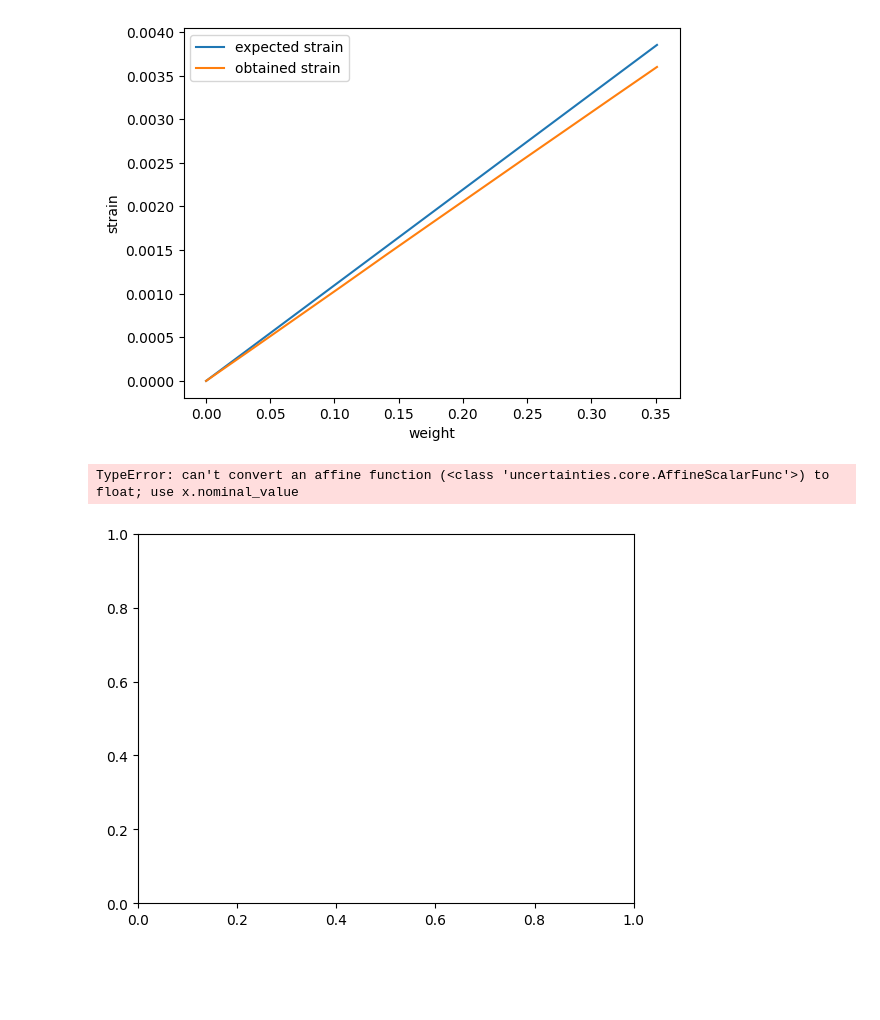
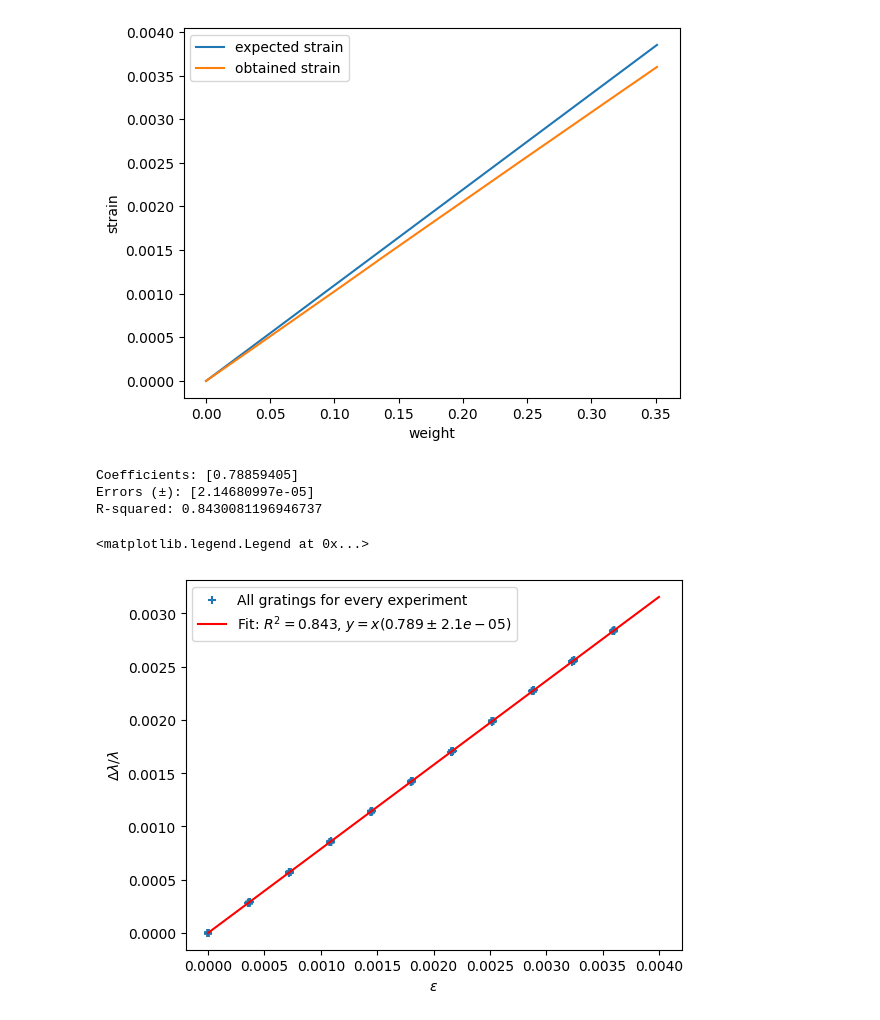
Before and after one commit to BasVDriel/bragg_gratings, a Jupyter notebook: analysis.ipynb, the cells around one changed output. Cells and saved outputs as stored; diff of their text form; code cells hidden in the pictures; blank space fills up the shorter version.

Commit message:
strain fit done

```diff
--- a/analysis.ipynb
+++ b/analysis.ipynb
@@ -106,6 +108,9 @@ def force(strain, young, area):
 
 def composit_strain(force, area_core, area_fiber, E_core, E_fiber):
     return force/(E_core*area_core+E_fiber*area_fiber)
+
+def fit_func(x, a):
+    return a*x
 # %%
 # small test with only the first experiments and the first FBG sensor
 meas1 = complete_data[0, :, 0]
@@ -154,22 +159,59 @@ plt.show()
  0.0034673409932749954+/-5.182743949979098e-05
  0.0038521866619584317+/-5.757970874003004e-05]
 [figure]
-# %%
-# wavelenght against lambda
-
-meas = complete_data[0, :, 0]
-lamb_r = meas[0]
-lamb_b = meas
-rel_wl = (lamb_b-lamb_r)/lamb_r
-calcl_strain = strain(lamb_b, lamb_r, n, p_e)*-1
-
-# fetch nominal value and std
-nom_calc_strain = unumpy.nominal_values(calcl_strain)
-nom_calc_wl = unumpy.nominal_values(rel_wl)
-error_calc_wl = unumpy.std_devs(rel_wl)
-
-plt.figure()
-plt.scatter(nom_calc_strain, rel_wl)
-# %% [output]
-TypeError: can't convert an affine function (<class 'uncertainties.core.AffineScalarFunc'>) to float; use x.nominal_value
-[figure, removed]
+# %%
+# Format data
+# wavelenght against lambda
+meas = complete_data[:, :, :]
+wl_series = []
+strain_series = []
+n_exp = 5
+n_meas = 11
+n_peaks = 8
+
+for exp in range(n_exp):
+    for peak in range(n_peaks):
+        series = meas[exp, :, peak]
+        lamb_r = series[0]
+        lamb_b = series[:]
+        rel_wl = (lamb_b-lamb_r)/lamb_r
+        calc_strain = strain(lamb_b, lamb_r, n, p_e)*-1
+        wl_series.append(rel_wl)
+        strain_series.append(calc_strain)
+
+wl_series = np.array(wl_series).flatten()
+strain_series = np.array(strain_series).flatten()
+nom_wl_series = unumpy.nominal_values(wl_series)
+nom_strain_series = unumpy.nominal_values(strain_series)
+
+# make linear fit
+coef, cov = curve_fit(fit_func, nom_strain_series, nom_wl_series)  # Extract covariance matrix
+print("Coefficients:", coef)
+
+# Calculate the standard deviation (square root of diagonal of covariance matrix) for the error
+errors = np.sqrt(np.diag(cov))
+print("Errors (±):", errors)
+
+# Generate line for plotting
+line_x = np.linspace(0, 0.004, 2)
+line_y = fit_func(line_x, coef)
+
+# Calculate R-squared
+r_squared = r2_score(nom_strain_series, fit_func(nom_strain_series, coef))
+print("R-squared:", r_squared)
+
+
+plt.figure()
+plt.scatter(nom_strain_series, nom_wl_series, marker='+', label="All gratings for every experiment")
+plt.xlabel("$\epsilon$")
+plt.ylabel("$\Delta\lambda / \lambda$")
+min_x = np.min(nom_strain_series)
+max_x = np.max(nom_strain_series)
+plt.plot(line_x, line_y, color='r', label="Fit: $R^2={}$, $y=x({}\pm{})$".format(round(r_squared, 3), round(coef[0], 3), round(errors[0], 6)))
+plt.legend()
+# %% [output]
+Coefficients: [0.78859405]
+Errors (±): [2.14680997e-05]
+R-squared: 0.8430081196946737
+<matplotlib.legend.Legend at 0x...>
+[figure, added]
```
Also changed, not shown: parts of 1 cell of this notebook.
